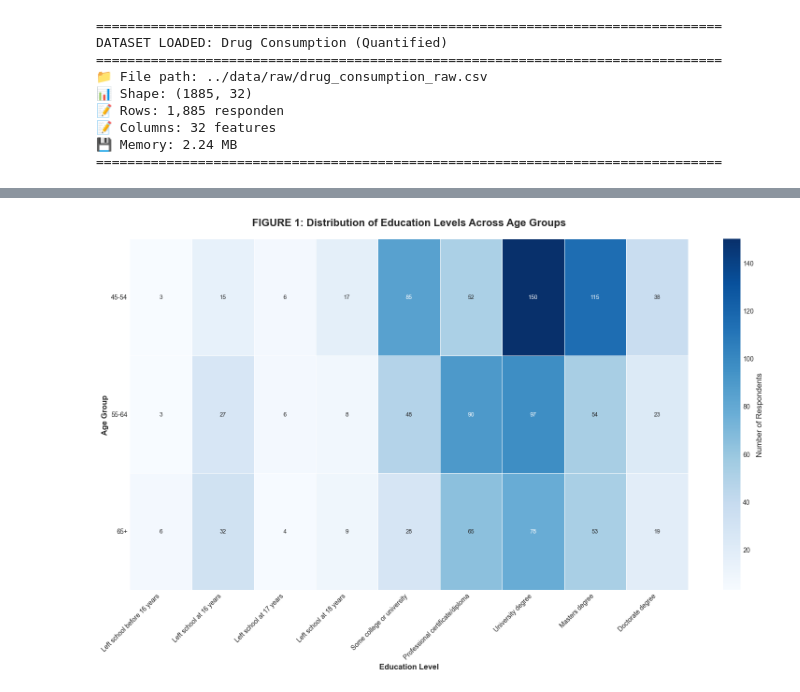
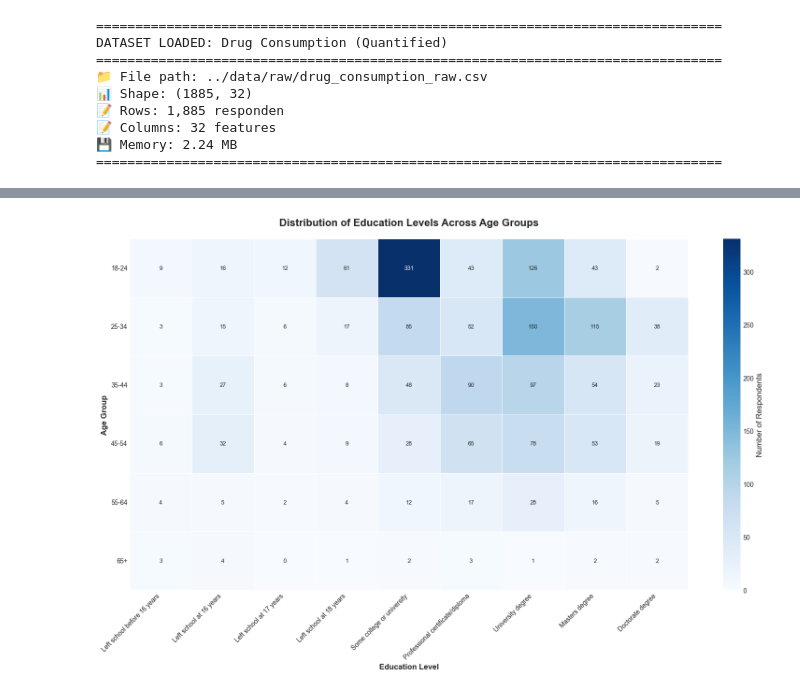
Before and after one commit to IchsanJunaedi/kelompok22_Machine_Learning, a Jupyter notebook: notebooks/01_EDA_Preprocessing.ipynb, the cells around one changed output, grey strips where cells are left out. Saved outputs shown, nothing was run; the diff lists cells and outputs as text; code cells hidden in the pictures.

```diff
--- a/notebooks/01_EDA_Preprocessing.ipynb
+++ b/notebooks/01_EDA_Preprocessing.ipynb
@@ -722,16 +834,40 @@ Crosstab Analysis: Relationship Between Age and Education Level
 """
 
 print("\n" + "="*80)
-print("📊 CROSSTAB ANALYSIS: AGE × EDUCATION LEVEL")
+print("CROSSTAB ANALYSIS: AGE × EDUCATION LEVEL")
 print("="*80)
 
-# Apply demographic mappings
-df['Age_Category'] = df['age'].map(DEMOGRAPHIC_MAPPINGS['age'])
-df['Education_Category'] = df['education'].map(DEMOGRAPHIC_MAPPINGS['education'])
+# DEFINISIKAN DEMOGRAPHIC_MAPPINGS YANG SESUAI DENGAN DATA ANDA
+DEMOGRAPHIC_MAPPINGS = {
+    'age': {
+        -0.95197: '18-24',
+        -0.07854: '25-34',
+        0.49788: '35-44',
+        1.09449: '45-54',
+        1.82213: '55-64',
+        2.59171: '65+'
+    },
+    'education': {
+        -2.43591: 'Left school before 16 years',
+        -1.73790: 'Left school at 16 years',
+        -1.43719: 'Left school at 17 years',
+        -1.22751: 'Left school at 18 years',
+        -0.61113: 'Some college or university',
+        -0.05921: 'Professional certificate/diploma',
+        0.45468: 'University degree',
+        1.16365: 'Masters degree',
+        1.98437: 'Doctorate degree'
+    }
+}
+
+# PERBAIKAN: Gunakan nama kolom yang tepat (lowercase sesuai dataset)
+print("Applying demographic mappings...")
+df['age_Category'] = df['age'].map(DEMOGRAPHIC_MAPPINGS['age'])
+df['education_Category'] = df['education'].map(DEMOGRAPHIC_MAPPINGS['education'])
 
 # DEBUG: Cek hasil mapping
-print("Unique Age_Category values:", df['Age_Category'].unique())
-print("Unique Education_Category values:", df['Education_Category'].unique())
+print("Unique age_Category values:", df['age_Category'].unique())
+print("Unique education_Category values:", df['education_Category'].unique())
 
 # Sort categories logically
 age_order = ['18-24', '25-34', '35-44', '45-54', '55-64', '65+']
@@ -747,14 +883,19 @@ education_order = [
     'Doctorate degree'
 ]
 
-# Apply categorical ordering
-df['Age_Category'] = pd.Categorical(df['Age_Category'], categories=age_order, ordered=True)
-df['Education_Category'] = pd.Categorical(df['Education_Category'], categories=education_order, ordered=True)
+# Apply categorical ordering - PERBAIKAN: gunakan nama kolom yang benar
+df['age_Category'] = pd.Categorical(df['age_Category'], categories=age_order, ordered=True)
+df['education_Category'] = pd.Categorical(df['education_Category'], categories=education_order, ordered=True)
 
-# Crosstab with proper formatting
+# DEBUG: Cek setelah categorical ordering
+print("\nAfter categorical ordering:")
+print("   age_Category categories:", df['age_Category'].cat.categories.tolist())
+print("   education_Category categories:", df['education_Category'].cat.categories.tolist())
+
+# Crosstab with proper formatting - PERBAIKAN: gunakan nama kolom yang benar
 crosstab_age_edu = pd.crosstab(
-    df['Age_Category'],
-    df['Education_Category'],
+    df['age_Category'],
+    df['education_Category'],
     margins=True,
     margins_name='Total'
 )
@@ -763,16 +904,17 @@ print("\nTABLE 1: Age × Education Level Distribution (Count)")
 print("-" * 100)
 
 # DEBUG: Cek struktur crosstab sebelum display
-print(" Crosstab index:", crosstab_age_edu.index.tolist())
-print(" Crosstab columns:", crosstab_age_edu.columns.tolist())
+print("Crosstab structure:")
+print("   Index (Age groups):", crosstab_age_edu.index.tolist())
+print("   Columns (Education levels):", crosstab_age_edu.columns.tolist())
 
 display(crosstab_age_edu)
 
-# Statistical summary for paper - SIMPLIFIED VERSION
-print("\n📌 STATISTICAL SUMMARY FOR PAPER:")
+# Statistical summary for paper
+print("\nSTATISTICAL SUMMARY FOR PAPER:")
 print("=" * 80)
 
-# Education level by age group insights - SIMPLIFIED
+# Education level by age group insights
 print("\n1. EDUCATION LEVEL DISTRIBUTION BY AGE:")
 
 # Gunakan index dan columns yang aktual dari crosstab
@@ -793,12 +935,12 @@ for age_group in actual_age_groups:
 
     # Higher education percentage (University degree and above)
     higher_edu_cols = [col for col in actual_edu_levels if any(x in col for x in ['University', 'Masters', 'Doctorate'])]
-    higher_edu = age_data[higher_edu_cols].sum()
-    higher_edu_pct = (higher_edu / total * 100)
+    higher_edu_count = age_data[higher_edu_cols].sum()
+    higher_edu_pct = (higher_edu_count / total * 100)
 
     print(f"   • {age_group}: {max_pct:.1f}% in '{max_edu}' | Higher education: {higher_edu_pct:.1f}%")
 
-# Age distribution by education level insights - SIMPLIFIED
+# Age distribution by education level insights
 print("\n2. AGE DISTRIBUTION BY EDUCATION LEVEL:")
 
 # Focus on higher education levels
@@ -824,8 +966,11 @@ total_respondents = crosstab_age_edu.loc['Total', 'Total']
 young_age_groups_actual = [age for age in actual_age_groups if age in ['18-24', '25-34']]
 total_young = crosstab_age_edu.loc[young_age_groups_actual, 'Total'].sum()
 
-print(f"   • {total_higher_edu/total_respondents*100:.1f}% of respondents have university degree or higher")
-print(f"   • Young respondents (18-34) comprise {total_young/total_respondents*100:.1f}% of sample")
+higher_edu_pct = (total_higher_edu / total_respondents * 100) if total_respondents > 0 else 0
+young_pct = (total_young / total_respondents * 100) if total_respondents > 0 else 0
+
+print(f"   • {higher_edu_pct:.1f}% of respondents have university degree or higher")
+print(f"   • Young respondents (18-34) comprise {young_pct:.1f}% of sample")
 
 # Enhanced heatmap visualization
 plt.figure(figsize=(16, 10))
@@ -842,7 +987,7 @@ sns.heatmap(
     annot_kws={'size': 9}
 )
 
-plt.title('FIGURE 1: Distribution of Education Levels Across Age Groups',
+plt.title('Distribution of Education Levels Across Age Groups',
           fontsize=16, fontweight='bold', pad=20)
 plt.xlabel('Education Level', fontsize=12, fontweight='bold')
 plt.ylabel('Age Group', fontsize=12, fontweight='bold')
@@ -853,5 +998,7 @@ plt.tight_layout()
 plt.savefig('../results/figures/05_crosstab_age_education.png',
             dpi=300, bbox_inches='tight', facecolor='white')
 plt.show()
+
+print("\nCrosstab analysis completed successfully!")
 # %% [output]
 ================================================================================
@@ -889 +1051 @@ TABLE 1: Age × Education Level Distribution (Count)
-[figure, old version]
+[figure, new version]
```
Also changed, not shown: parts of 22 cells of this notebook, 11 other files.
